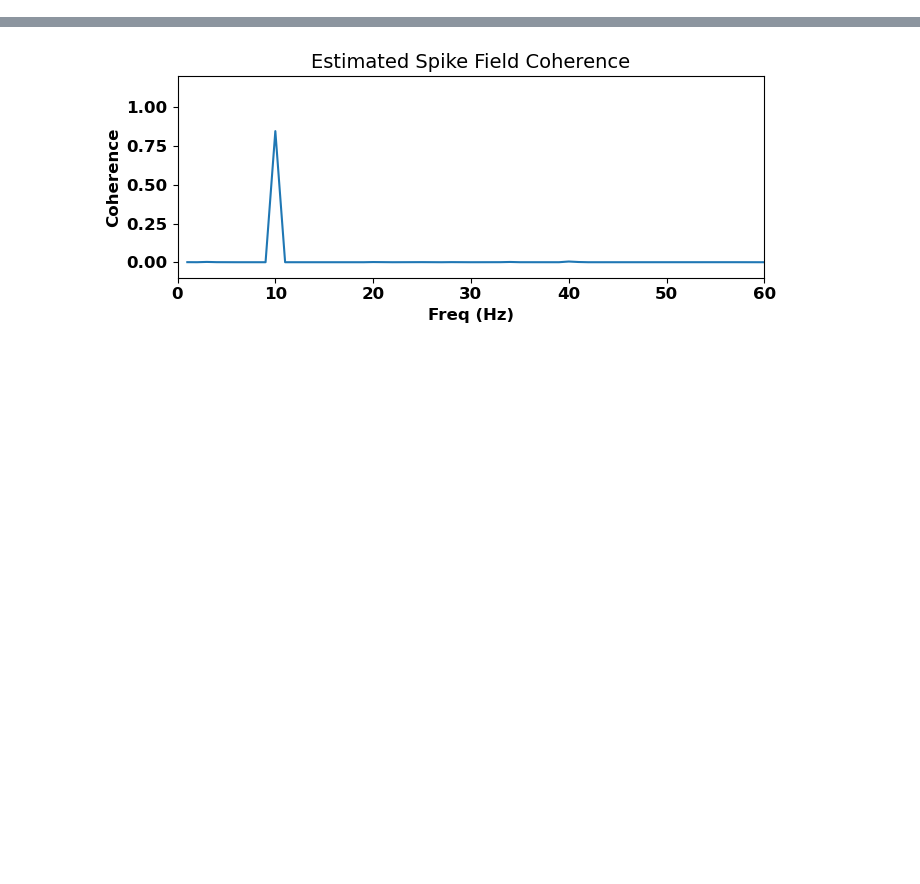
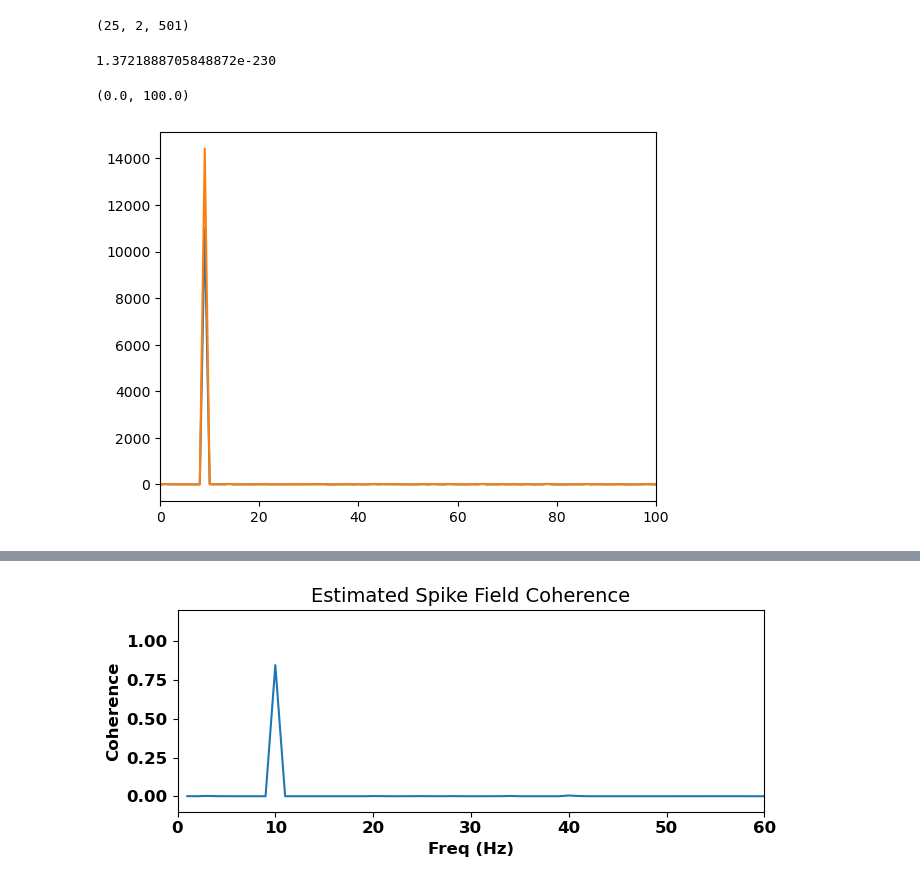
Before and after one commit to Stephen-Lab-BU/sgc, a Jupyter notebook: experiments/sgc/view_synthetic.ipynb, the cells around one changed output, grey strips where cells are left out. Saved outputs shown, nothing was run; the diff lists cells and outputs as text; code cells hidden in the pictures; blank space fills up the shorter version.

```diff
--- a/experiments/sgc/view_synthetic.ipynb
+++ b/experiments/sgc/view_synthetic.ipynb
@@ -174,0 +214,6 @@ true_coh.shape
+# %%
+zs.shape
+# %% [output]
+(25, 2, 501)
+# %%
+Gamma_est_z = Gamma_est_from_zs(zs)
@@ -174,0 +227,13 @@ true_coh.shape
+# %%
+np.linalg.det(true_init)
+# %% [output]
+1.3721888705848872e-230
+# %%
+true_S1 = Gamma_true[:,0,0].real
+dir_est_S1 = Gamma_est_z[:,0,0].real
+plt.plot(true_S1)
+plt.plot(dir_est_S1)
+plt.xlim([0,100])
+# %% [output]
+(0.0, 100.0)
+[figure, added]
```
Also changed, not shown: parts of 117 cells of this notebook, 31 other files.
